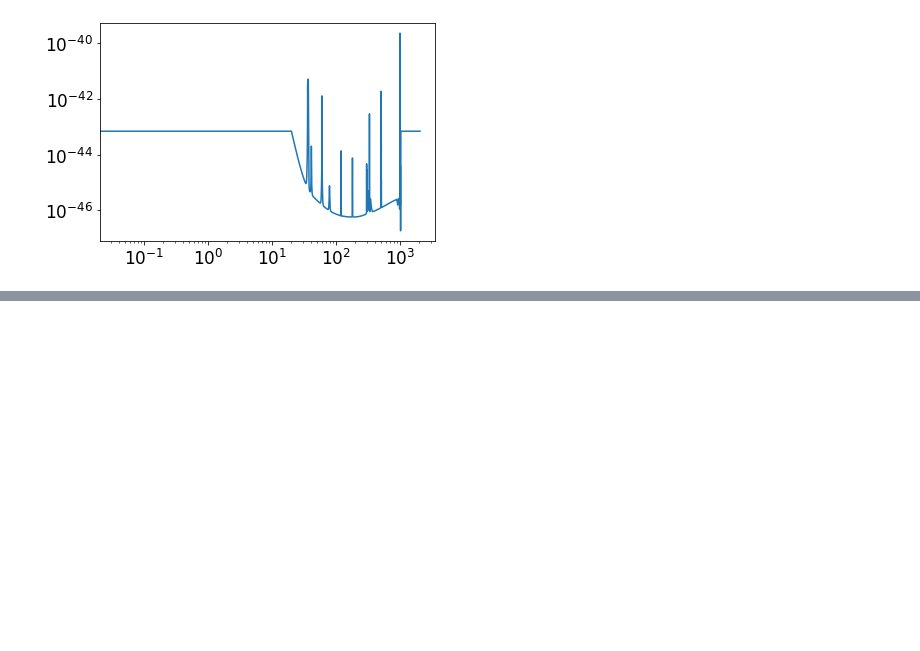
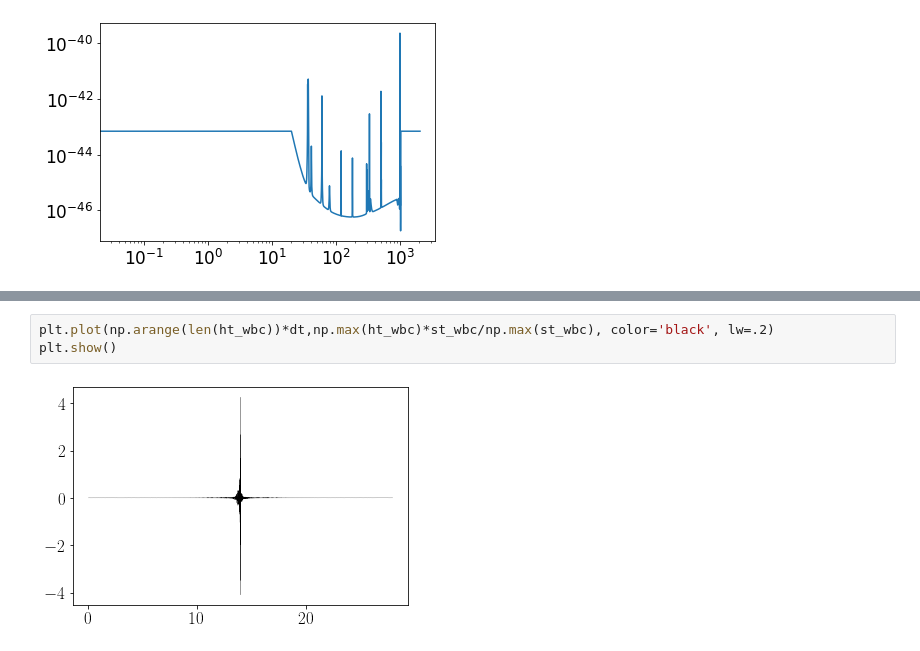
Before and after one commit to Fergus-Hayes/quantum-matched-filter, a Jupyter notebook: CMF.ipynb, the cells around one changed output, grey strips where cells are left out. Drawn from its saved outputs; the diff is of its cells as text; blank space fills up the shorter version.

```diff
--- a/CMF.ipynb
+++ b/CMF.ipynb
@@ -77,0 +110,5 @@ noise_ = pycbc.noise.noise_from_psd(len(strain), strain.delta_t, psd_noise)
+# %%
+plt.plot(np.arange(len(ht_wbc))*dt,np.max(ht_wbc)*st_wbc/np.max(st_wbc), color='black', lw=.2)
+plt.show()
+# %% [output]
+[figure, added]
```
Also changed, not shown: parts of 16 cells of this notebook, 3 other files.
